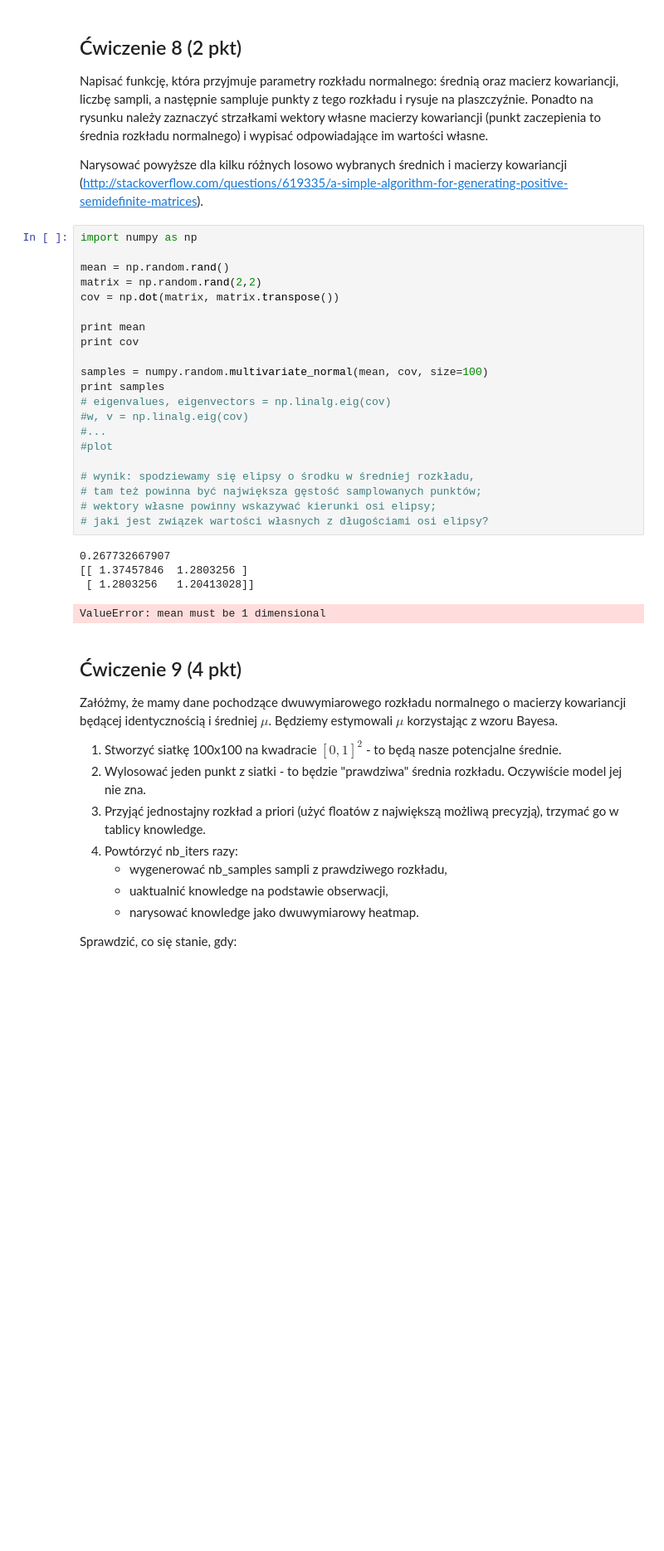
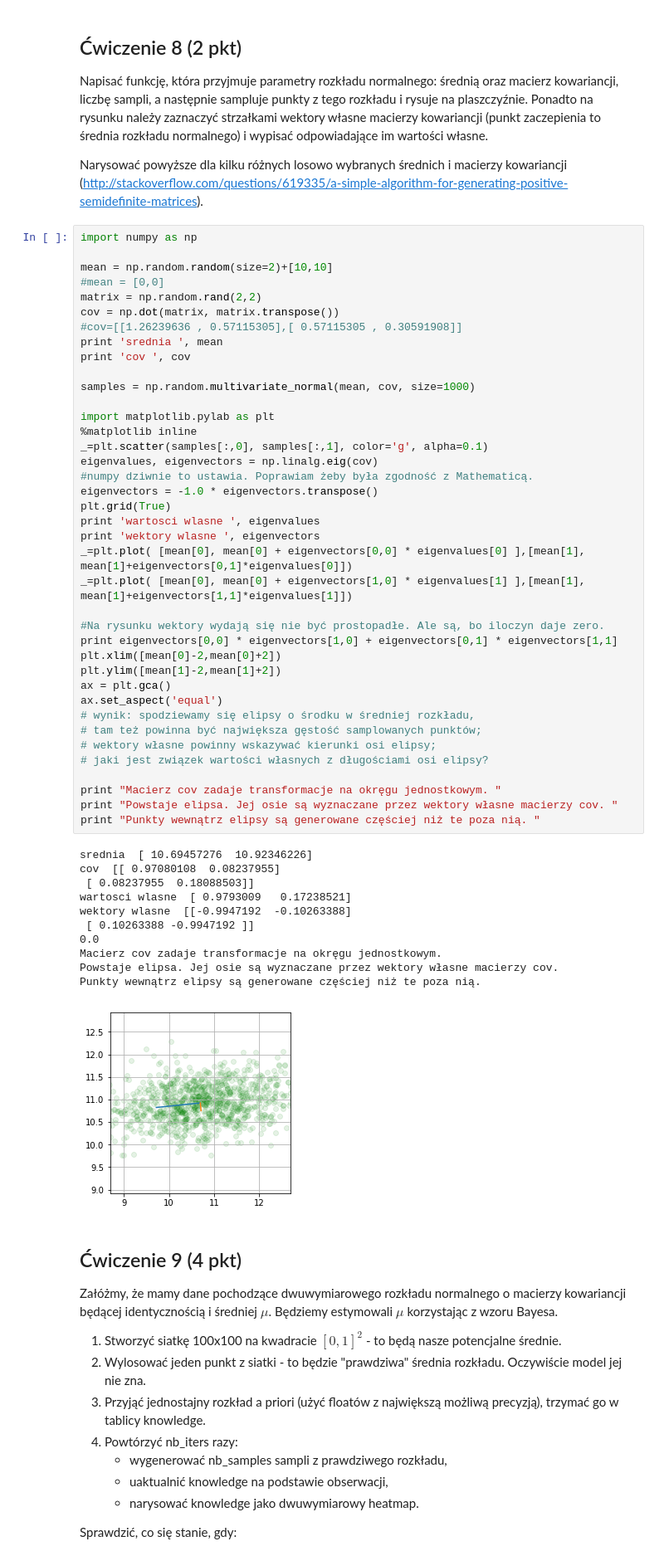
Before and after one commit to 13MaxG/MachineLearningAndrzeja, a Jupyter notebook: L2a.ipynb, the cells around one changed output. Shown at 83% size. Cells and saved outputs as stored; diff of their text form; blank space fills up the shorter version.

```diff
--- a/L2a.ipynb
+++ b/L2a.ipynb
@@ -567,32 +567,57 @@ Macierz kowariancji rozkładu n-wymiarowego musi być dodatnio określona.
 Napisać funkcję, która przyjmuje parametry rozkładu normalnego: średnią oraz macierz kowariancji, liczbę sampli, a następnie sampluje punkty z tego rozkładu i rysuje na plaszczyźnie. Ponadto na rysunku należy zaznaczyć strzałkami wektory własne macierzy kowariancji (punkt zaczepienia to średnia rozkładu normalnego) i wypisać odpowiadające im wartości własne.
 
 Narysować powyższe dla kilku różnych losowo wybranych średnich i macierzy kowariancji (http://stackoverflow.com/questions/619335/a-simple-algorithm-for-generating-positive-semidefinite-matrices).
-# %%
-import numpy as np
-
-mean = np.random.rand()
-matrix = np.random.rand(2,2)
-cov = np.dot(matrix, matrix.transpose())
-
-print mean
-print cov
-
-samples = numpy.random.multivariate_normal(mean, cov, size=100)
-print samples
-# eigenvalues, eigenvectors = np.linalg.eig(cov)
-#w, v = np.linalg.eig(cov)
-#...
-#plot
-
-# wynik: spodziewamy się elipsy o środku w średniej rozkładu,
-# tam też powinna być największa gęstość samplowanych punktów;
-# wektory własne powinny wskazywać kierunki osi elipsy;
-# jaki jest związek wartości własnych z długościami osi elipsy?
-# %% [output]
-0.267732667907
-[[ 1.37457846  1.2803256 ]
- [ 1.2803256   1.20413028]]
-ValueError: mean must be 1 dimensional
+# %%
+import numpy as np
+
+mean = np.random.random(size=2)+[10,10]
+#mean = [0,0]
+matrix = np.random.rand(2,2)
+cov = np.dot(matrix, matrix.transpose())
+#cov=[[1.26239636 , 0.57115305],[ 0.57115305 , 0.30591908]]
+print 'srednia ', mean
+print 'cov ', cov
+
+samples = np.random.multivariate_normal(mean, cov, size=1000)
+
+import matplotlib.pylab as plt
+%matplotlib inline
+_=plt.scatter(samples[:,0], samples[:,1], color='g', alpha=0.1)
+eigenvalues, eigenvectors = np.linalg.eig(cov)
+#numpy dziwnie to ustawia. Poprawiam żeby była zgodność z Mathematicą.
+eigenvectors = -1.0 * eigenvectors.transpose()
+plt.grid(True)
+print 'wartosci wlasne ', eigenvalues
+print 'wektory wlasne ', eigenvectors
+_=plt.plot( [mean[0], mean[0] + eigenvectors[0,0] * eigenvalues[0] ],[mean[1], mean[1]+eigenvectors[0,1]*eigenvalues[0]])
+_=plt.plot( [mean[0], mean[0] + eigenvectors[1,0] * eigenvalues[1] ],[mean[1], mean[1]+eigenvectors[1,1]*eigenvalues[1]])
+
+#Na rysunku wektory wydają się nie być prostopadłe. Ale są, bo iloczyn daje zero.
+print eigenvectors[0,0] * eigenvectors[1,0] + eigenvectors[0,1] * eigenvectors[1,1]
+plt.xlim([mean[0]-2,mean[0]+2])
+plt.ylim([mean[1]-2,mean[1]+2])
+ax = plt.gca()
+ax.set_aspect('equal')
+# wynik: spodziewamy się elipsy o środku w średniej rozkładu,
+# tam też powinna być największa gęstość samplowanych punktów;
+# wektory własne powinny wskazywać kierunki osi elipsy;
+# jaki jest związek wartości własnych z długościami osi elipsy?
+
+print "Macierz cov zadaje transformacje na okręgu jednostkowym. "
+print "Powstaje elipsa. Jej osie są wyznaczane przez wektory własne macierzy cov. "
+print "Punkty wewnątrz elipsy są generowane częściej niż te poza nią. "
+# %% [output]
+srednia  [ 10.69457276  10.92346226]
+cov  [[ 0.97080108  0.08237955]
+ [ 0.08237955  0.18088503]]
+wartosci wlasne  [ 0.9793009   0.17238521]
+wektory wlasne  [[-0.9947192  -0.10263388]
+ [ 0.10263388 -0.9947192 ]]
+0.0
+Macierz cov zadaje transformacje na okręgu jednostkowym.
+Powstaje elipsa. Jej osie są wyznaczane przez wektory własne macierzy cov.
+Punkty wewnątrz elipsy są generowane częściej niż te poza nią.
+[figure, added]
 # %% [markdown]
 ## Ćwiczenie 9 (4 pkt)
 
```
